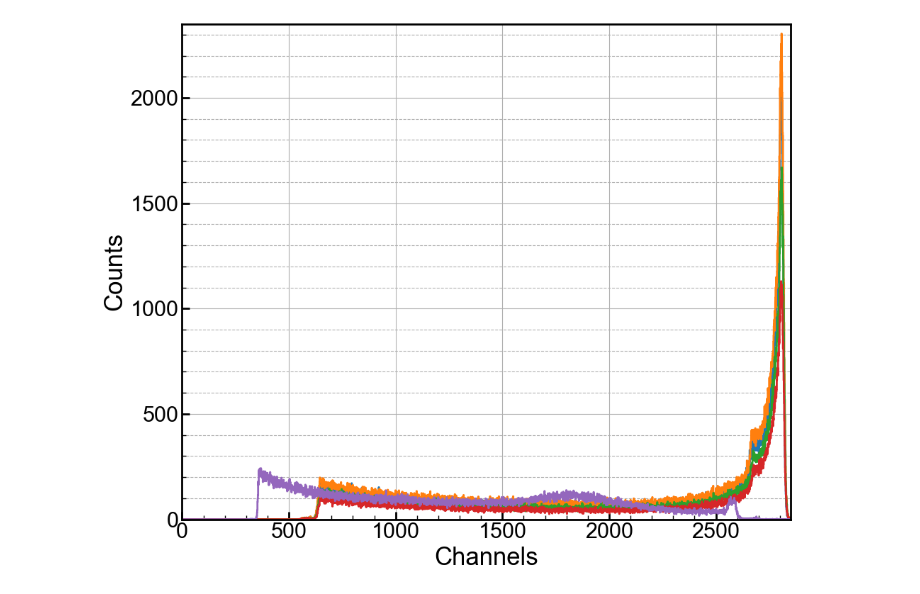
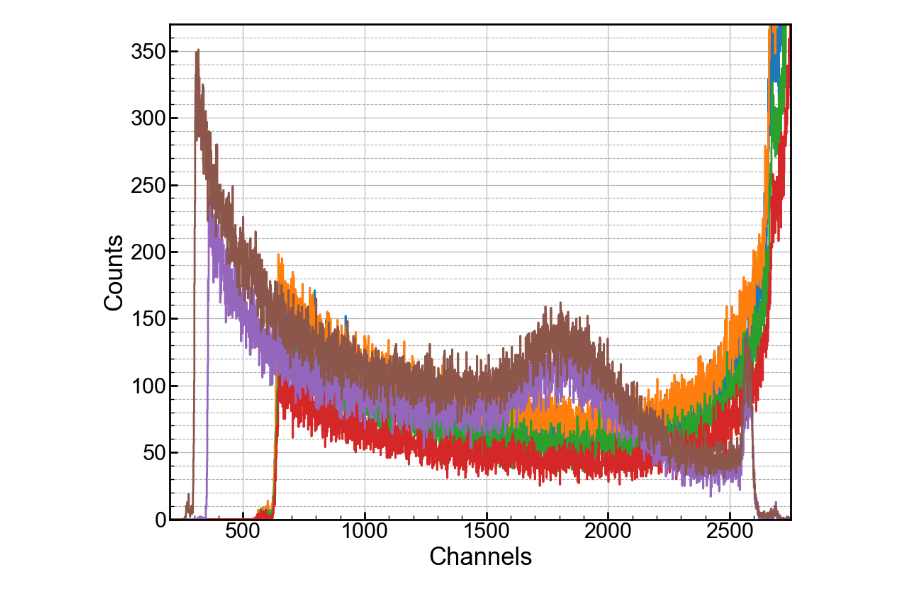
Before and after one commit to villano-lab/NaI_Array_Firmware, a Jupyter notebook: test_firmwares/TrigTest7/data_analysis/Analysis_Notebook/TESTCOPYNaI_Det2_260219_Analysis-Copy1.ipynb, the cells around one changed output. Drawn from its saved outputs; the diff is of its cells as text; code cells hidden in the pictures.

```diff
--- a/test_firmwares/TrigTest7/data_analysis/Analysis_Notebook/TESTCOPYNaI_Det2_260219_Analysis-Copy1.ipynb
+++ b/test_firmwares/TrigTest7/data_analysis/Analysis_Notebook/TESTCOPYNaI_Det2_260219_Analysis-Copy1.ipynb
@@ -50,4 +50,9 @@ x4 = np.asarray(cosmics["BinLow"])
 y4 = np.asarray(cosmics["Counts"])
 # %%
 #2/26 data
-ADD
+cosmics = pds.read_csv("../../cosmics_data/cosmics_NaI_Det2_TestSettings_260226.txt", skiprows=1, \
+                         names=['Label','junk', 'BinHigh','BinLow','Counts'], \
+                         sep='\s+',encoding='utf_16')
+#print(cosmics)
+x5 = np.asarray(cosmics["BinLow"])
+y5 = np.asarray(cosmics["Counts"])
@@ -84,42 +85,41 @@ plt.show()
 # %%
-#plot 2 setup (with data from other settings)
+#plot 2 setup (900V and 800V data)
 fig, axs = plt.subplots(1,1,figsize=(10,8))
 ax1 = axs
 
 ax1.step(x, y)
 ax1.step(x1,y1)
 ax1.step(x2,y2)
 ax1.step(x3,y3)
 ax1.step(x4,y4)
+ax1.step(x5,y5)
 
-ax1.set_xlim(00, 2850)
-ax1.set_ylim(0,2350)
+ax1.set_xlim(200, 2750)
+ax1.set_ylim(0,370)
 
 ax1.set_xlabel("Channels", fontsize=25)
 ax1.set_ylabel("Counts", fontsize=25)
 
 ax1.grid(True)
 ax1.yaxis.grid(True,which='minor',linestyle='--')
-#ax1.legend(loc=1,prop={'size':20})
 
 for axis in ['top','bottom','left','right']:
   ax1.spines[axis].set_linewidth(2)
 
 plt.tight_layout()
 plt.show()
 
 #Does the new data from 2/23+2/26 show that the data was oversaturated before, and this is more physically accurate data?
-#Is the central hump from this data the same as we saw in the saturated data? What about the hump at the end?
-    #Does that show the probability curve of muons interacting at different angles and distance sin the detector?
+#Is the central hump from this data the same as the small one we saw in the saturated data? What about the hump at the end? More saturation?
+    #Does that show the probability curve of muons interacting at different angles and distances in the detector? What is that type of curve if so, normal?
     #Again what about the anomaly at the end, more saturation? If 700V resolves it, then yes, and CAN DELETE ABOVE
 
 #Use 30 minute 700V,800V,900V data to normalize x axis
 #Just incase threshold (kept at 60) data: 900V Hz: 300-400 avg ~350  800V Hz: 200-300 ~250avg 700V Hz: 50-100 ~75avg
 #Use counts/rate for future runs to normalize y axis (decide on set time to allow detector to run e.g. 3 days)
 
 #Figure out how to make an expected data graph based on the geometry of the detector
-#Also see if can normalize data to that shape to see particle energy not just interacting length and learn about weird data hump
-#Think of other ways to manipulate data than just to visualize
-#Could try running both detectors at once with proper code to make a setup that detects only interactions through both
+#Also see if can normalize data to that shape to see particle energy not just interacting length and learn about weird data hump. Would that work or only show the noise?
+    #Is there a way we can turn this data into the energy the particle has, not just what it deposits, and find speed with that? Would that only work with the 2 detector setup?
 # %% [output]
-[figure, old version]
+[figure, new version]
```
Also changed, not shown: parts of 8 cells of this notebook.
